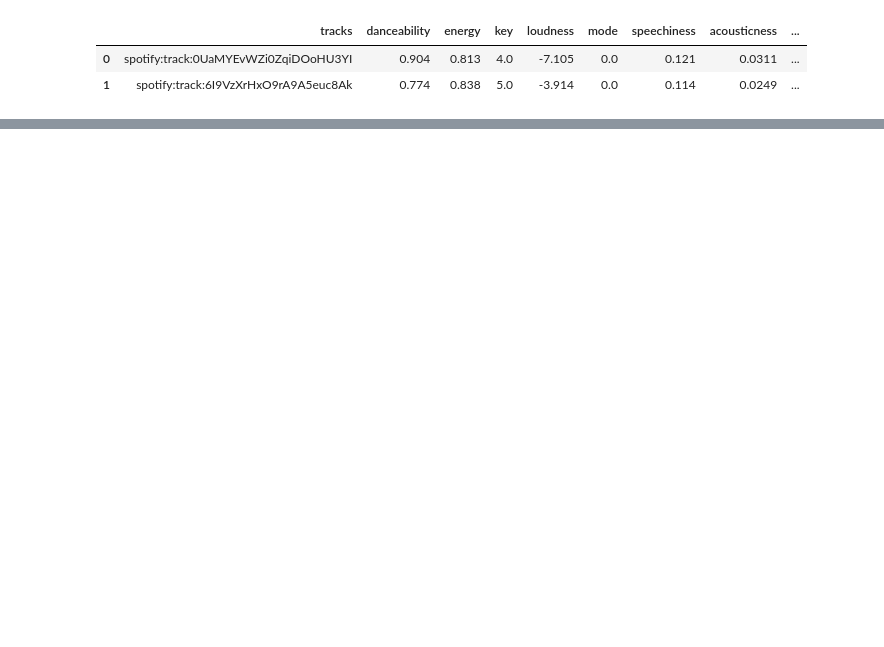
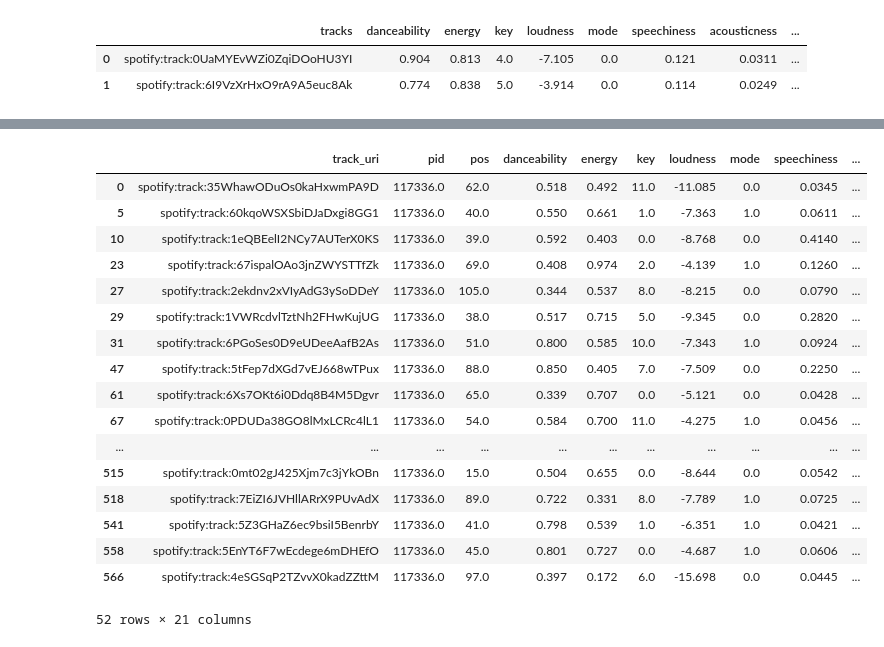
Before and after one commit to icarus08/ml-spotify-recommendations, a Jupyter notebook: main.ipynb, the cells around one changed output, grey strips where cells are left out. Saved outputs shown, nothing was run; the diff lists cells and outputs as text; code cells hidden in the pictures; blank space fills up the shorter version.

```diff
--- a/main.ipynb
+++ b/main.ipynb
@@ -184,3 +175,7 @@ X_test_features.iloc[:2]
 |  | tracks | danceability | energy | key | loudness | mode | speechiness | acousticness | ... |
 | 0 | spotify:track:0UaMYEvWZi0ZqiDOoHU3YI | 0.904 | 0.813 | 4.0 | -7.105 | 0.0 | 0.121 | 0.0311 | ... |
 | 1 | spotify:track:6I9VzXrHxO9rA9A5euc8Ak | 0.774 | 0.838 | 5.0 | -3.914 | 0.0 | 0.114 | 0.0249 | ... |
+# %%
+tracks_df = tracks_df.rename(columns={'tracks':'track_uri'})
+X_challenge_track_info_features = X_challenge_track_info.merge(tracks_df, how='outer', on='track_uri').dropna()
+X_challenge_track_info_features.head()
@@ -186,0 +190,15 @@ X_test_features.iloc[:2]
+# %%
+# function to read playlist from challenge set
+
+
+list_mean = []
+
+for _, playlist in X_challenge_set.iterrows():
+    tracks_with_features_in_playlist = X_challenge_track_info_features[X_challenge_track_info_features['pid'] == playlist['pid']]
+    mean = tracks_with_features_in_playlist[selected_features].mean()
+    mean['pid'] = playlist['pid']
+#     print(mean)
+    list_mean.append(mean)
+    # store for all pids
+
+playlists_mean_features = pd.DataFrame(data=list_mean , columns=[*selected_features, 'pid'])
@@ -186,0 +227,21 @@ X_test_features.iloc[:2]
+# %%
+tracks_with_features_in_playlist
+# %% [output]
+|  | track_uri | pid | pos | danceability | energy | key | loudness | mode | speechiness | ... |
+| 0 | spotify:track:35WhawODuOs0kaHxwmPA9D | 117336.0 | 62.0 | 0.518 | 0.492 | 11.0 | -11.085 | 0.0 | 0.0345 | ... |
+| 5 | spotify:track:60kqoWSXSbiDJaDxgi8GG1 | 117336.0 | 40.0 | 0.550 | 0.661 | 1.0 | -7.363 | 1.0 | 0.0611 | ... |
+| 10 | spotify:track:1eQBEelI2NCy7AUTerX0KS | 117336.0 | 39.0 | 0.592 | 0.403 | 0.0 | -8.768 | 0.0 | 0.4140 | ... |
+| 23 | spotify:track:67ispalOAo3jnZWYSTTfZk | 117336.0 | 69.0 | 0.408 | 0.974 | 2.0 | -4.139 | 1.0 | 0.1260 | ... |
+| 27 | spotify:track:2ekdnv2xVIyAdG3ySoDDeY | 117336.0 | 105.0 | 0.344 | 0.537 | 8.0 | -8.215 | 0.0 | 0.0790 | ... |
+| 29 | spotify:track:1VWRcdvlTztNh2FHwKujUG | 117336.0 | 38.0 | 0.517 | 0.715 | 5.0 | -9.345 | 0.0 | 0.2820 | ... |
+| 31 | spotify:track:6PGoSes0D9eUDeeAafB2As | 117336.0 | 51.0 | 0.800 | 0.585 | 10.0 | -7.343 | 1.0 | 0.0924 | ... |
+| 47 | spotify:track:5tFep7dXGd7vEJ668wTPux | 117336.0 | 88.0 | 0.850 | 0.405 | 7.0 | -7.509 | 0.0 | 0.2250 | ... |
+| 61 | spotify:track:6Xs7OKt6i0Ddq8B4M5Dgvr | 117336.0 | 65.0 | 0.339 | 0.707 | 0.0 | -5.121 | 0.0 | 0.0428 | ... |
+| 67 | spotify:track:0PDUDa38GO8lMxLCRc4lL1 | 117336.0 | 54.0 | 0.584 | 0.700 | 11.0 | -4.275 | 1.0 | 0.0456 | ... |
+| ... | ... | ... | ... | ... | ... | ... | ... | ... | ... | ... |
+| 515 | spotify:track:0mt02gJ425Xjm7c3jYkOBn | 117336.0 | 15.0 | 0.504 | 0.655 | 0.0 | -8.644 | 0.0 | 0.0542 | ... |
+| 518 | spotify:track:7EiZI6JVHllARrX9PUvAdX | 117336.0 | 89.0 | 0.722 | 0.331 | 8.0 | -7.789 | 1.0 | 0.0725 | ... |
+| 541 | spotify:track:5Z3GHaZ6ec9bsiI5BenrbY | 117336.0 | 41.0 | 0.798 | 0.539 | 1.0 | -6.351 | 1.0 | 0.0421 | ... |
+| 558 | spotify:track:5EnYT6F7wEcdege6mDHEfO | 117336.0 | 45.0 | 0.801 | 0.727 | 0.0 | -4.687 | 1.0 | 0.0606 | ... |
+| 566 | spotify:track:4eSGSqP2TZvvX0kadZZttM | 117336.0 | 97.0 | 0.397 | 0.172 | 6.0 | -15.698 | 0.0 | 0.0445 | ... |
+52 rows × 21 columns
```
Also changed, not shown: parts of 12 cells of this notebook.
